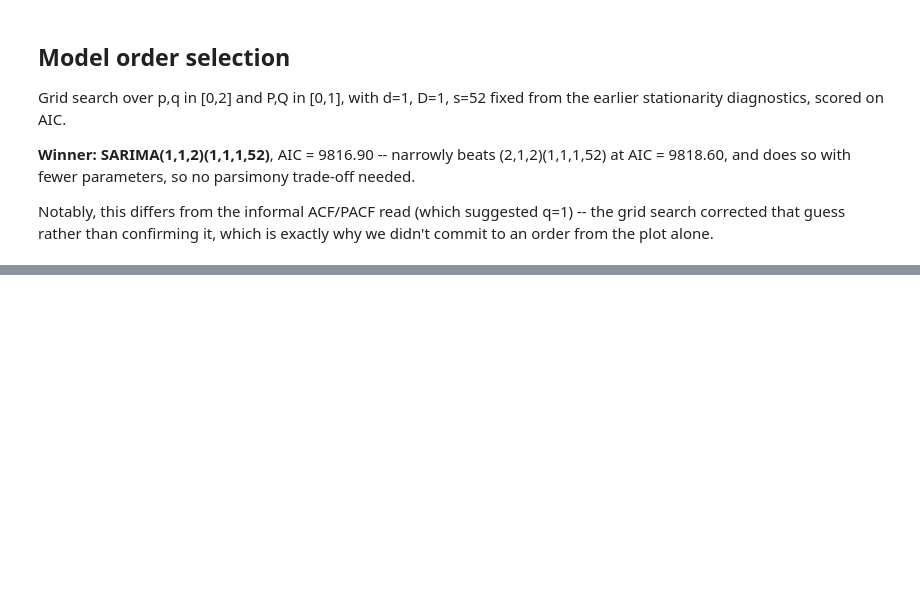
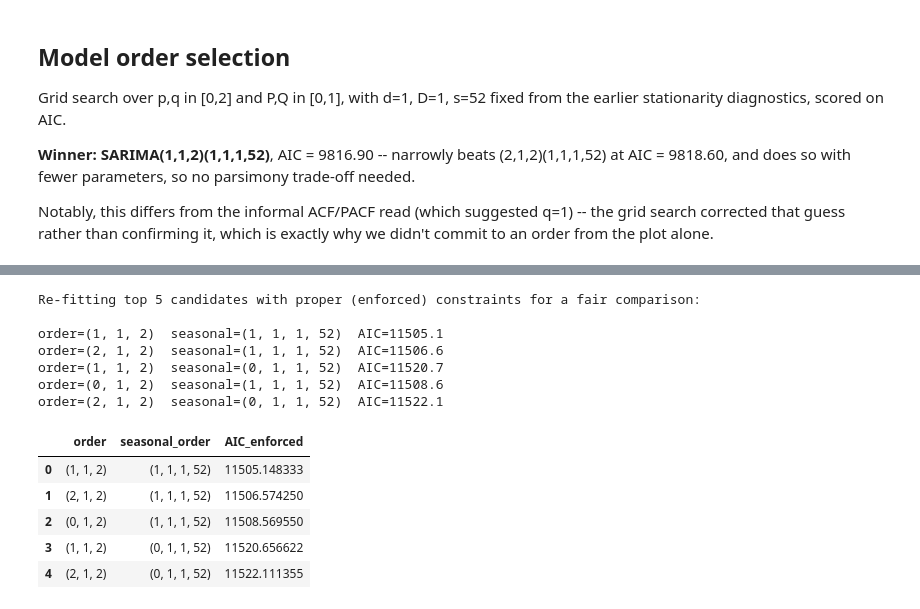
Before and after one commit to Ulfath16/retail-forecasting, a Jupyter notebook: notebooks/03_sarima.ipynb, the cells around one changed output, grey strips where cells are left out. Drawn from its saved outputs; the diff is of its cells as text; code cells hidden in the pictures; blank space fills up the shorter version.

```diff
--- a/notebooks/03_sarima.ipynb
+++ b/notebooks/03_sarima.ipynb
@@ -285,0 +326,32 @@ didn't commit to an order from the plot alone.
+# %%
+candidates = search_df.head(5)[["order", "seasonal_order"]].values.tolist()
+
+print("Re-fitting top 5 candidates with proper (enforced) constraints for a fair comparison:\n")
+
+refit_results = []
+for order, seasonal_order in candidates:
+    try:
+        m = SARIMAX(y_train, order=order, seasonal_order=seasonal_order)
+        f = m.fit(disp=False)
+        refit_results.append({"order": order, "seasonal_order": seasonal_order, "AIC_enforced": f.aic})
+        print(f"order={order}  seasonal={seasonal_order}  AIC={f.aic:.1f}")
+    except Exception as e:
+        refit_results.append({"order": order, "seasonal_order": seasonal_order, "AIC_enforced": np.nan})
+        print(f"order={order}  seasonal={seasonal_order}  FAILED: {e}")
+
+refit_df = pd.DataFrame(refit_results).sort_values("AIC_enforced").reset_index(drop=True)
+refit_df
+# %% [output]
+Re-fitting top 5 candidates with proper (enforced) constraints for a fair comparison:
+
+order=(1, 1, 2)  seasonal=(1, 1, 1, 52)  AIC=11505.1
+order=(2, 1, 2)  seasonal=(1, 1, 1, 52)  AIC=11506.6
+order=(1, 1, 2)  seasonal=(0, 1, 1, 52)  AIC=11520.7
+order=(0, 1, 2)  seasonal=(1, 1, 1, 52)  AIC=11508.6
+order=(2, 1, 2)  seasonal=(0, 1, 1, 52)  AIC=11522.1
+|  | order | seasonal_order | AIC_enforced |
+| 0 | (1, 1, 2) | (1, 1, 1, 52) | 11505.148333 |
+| 1 | (2, 1, 2) | (1, 1, 1, 52) | 11506.574250 |
+| 2 | (0, 1, 2) | (1, 1, 1, 52) | 11508.569550 |
+| 3 | (1, 1, 2) | (0, 1, 1, 52) | 11520.656622 |
+| 4 | (2, 1, 2) | (0, 1, 1, 52) | 11522.111355 |
```
Also changed, not shown: parts of 8 cells of this notebook.
